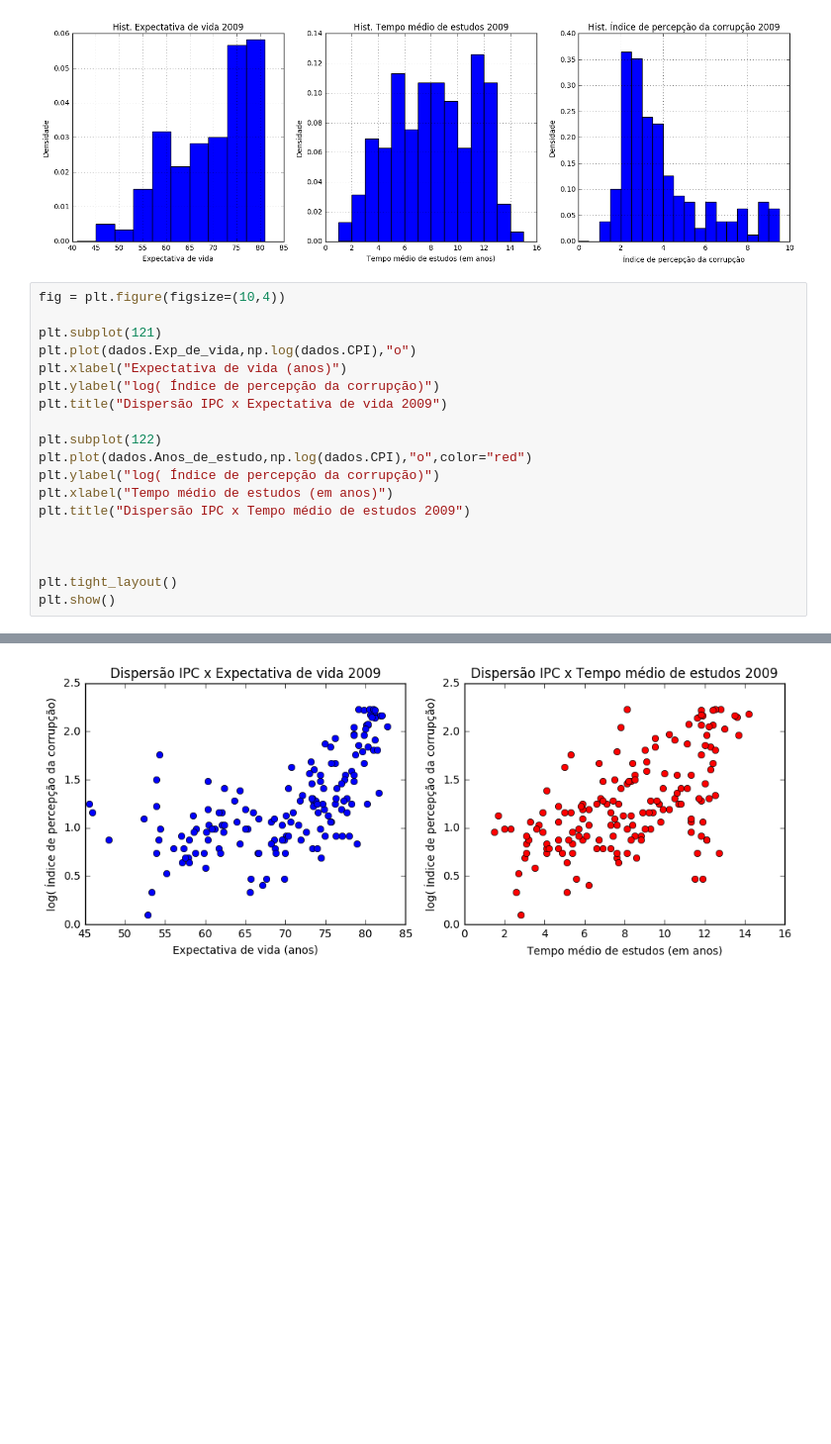
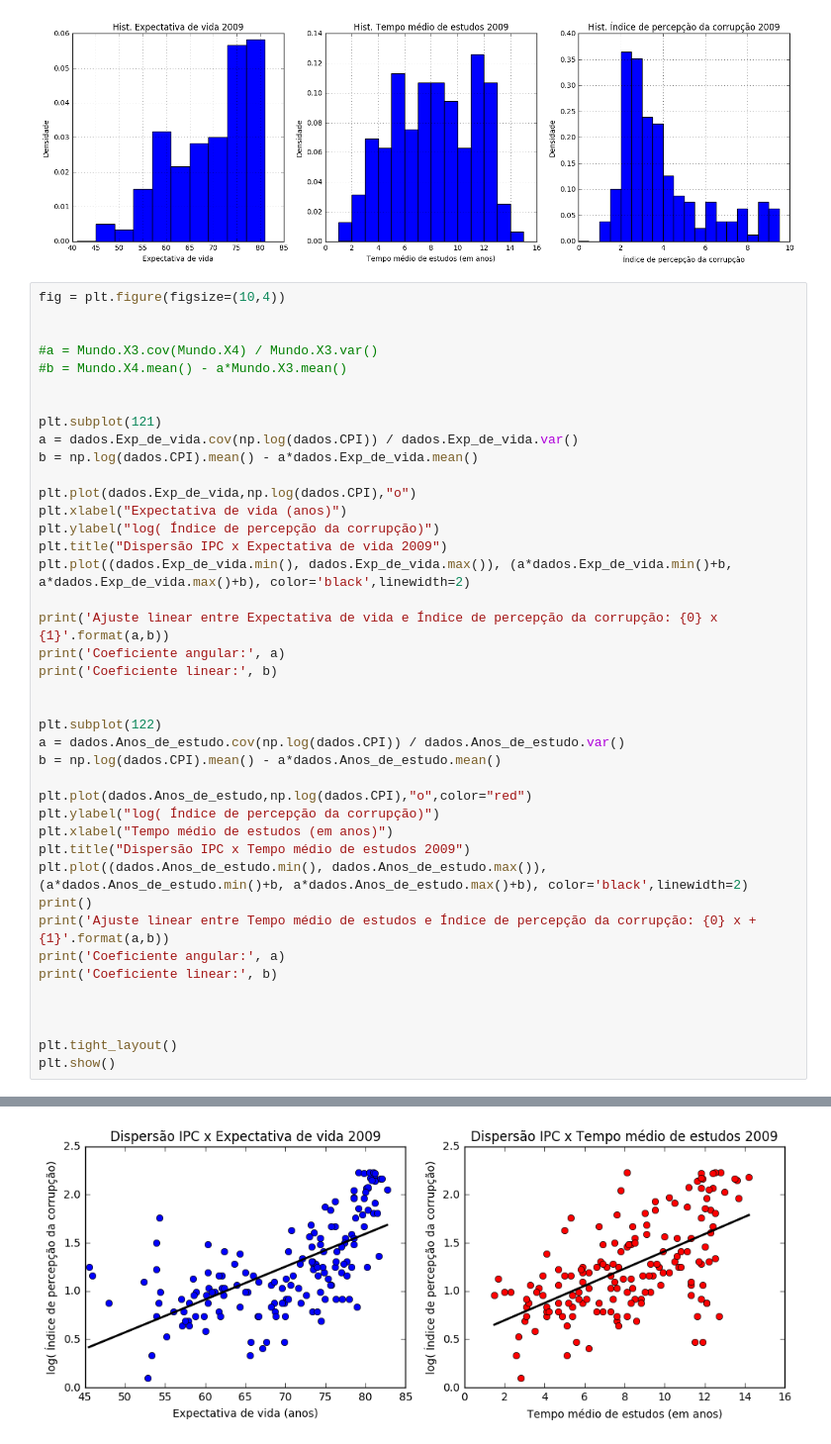
Before and after one commit to gabrielnoal/CD1S17, a Jupyter notebook: Projeto 5/Untitled.ipynb, the cells around one changed output, grey strips where cells are left out. Shown at 99% size. Drawn from its saved outputs; the diff is of its cells as text; blank space fills up the shorter version.

```diff
--- a/Projeto 5/Untitled.ipynb
+++ b/Projeto 5/Untitled.ipynb
@@ -91,17 +95,39 @@ plt.show()
 # %%
 fig = plt.figure(figsize=(10,4))
 
+
+#a = Mundo.X3.cov(Mundo.X4) / Mundo.X3.var()
+#b = Mundo.X4.mean() - a*Mundo.X3.mean()
+
+
 plt.subplot(121)
+a = dados.Exp_de_vida.cov(np.log(dados.CPI)) / dados.Exp_de_vida.var()
+b = np.log(dados.CPI).mean() - a*dados.Exp_de_vida.mean()
+
 plt.plot(dados.Exp_de_vida,np.log(dados.CPI),"o")
 plt.xlabel("Expectativa de vida (anos)")
 plt.ylabel("log( Índice de percepção da corrupção)")
 plt.title("Dispersão IPC x Expectativa de vida 2009")
+plt.plot((dados.Exp_de_vida.min(), dados.Exp_de_vida.max()), (a*dados.Exp_de_vida.min()+b, a*dados.Exp_de_vida.max()+b), color='black',linewidth=2)
+
+print('Ajuste linear entre Expectativa de vida e Índice de percepção da corrupção: {0} x {1}'.format(a,b))
+print('Coeficiente angular:', a)
+print('Coeficiente linear:', b)
+
 
 plt.subplot(122)
+a = dados.Anos_de_estudo.cov(np.log(dados.CPI)) / dados.Anos_de_estudo.var()
+b = np.log(dados.CPI).mean() - a*dados.Anos_de_estudo.mean()
+
 plt.plot(dados.Anos_de_estudo,np.log(dados.CPI),"o",color="red")
 plt.ylabel("log( Índice de percepção da corrupção)")
 plt.xlabel("Tempo médio de estudos (em anos)")
 plt.title("Dispersão IPC x Tempo médio de estudos 2009")
+plt.plot((dados.Anos_de_estudo.min(), dados.Anos_de_estudo.max()), (a*dados.Anos_de_estudo.min()+b, a*dados.Anos_de_estudo.max()+b), color='black',linewidth=2)
+print()
+print('Ajuste linear entre Tempo médio de estudos e Índice de percepção da corrupção: {0} x + {1}'.format(a,b))
+print('Coeficiente angular:', a)
+print('Coeficiente linear:', b)
 
 
 
@@ -111,4 +144,4 @@ plt.show()
-[figure, old version]
+[figure, new version]
 # %%
 #Linear Regression
 
```
Also changed, not shown: parts of 4 cells of this notebook.
